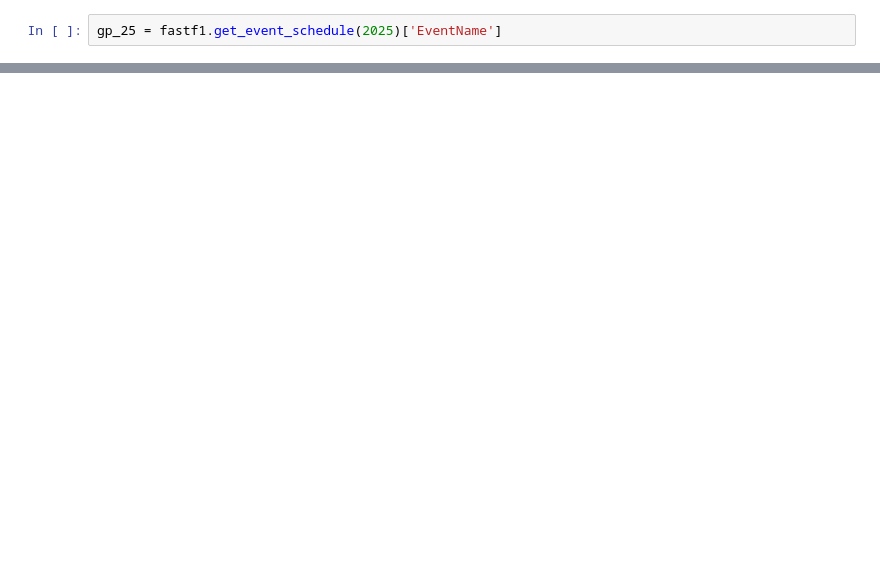
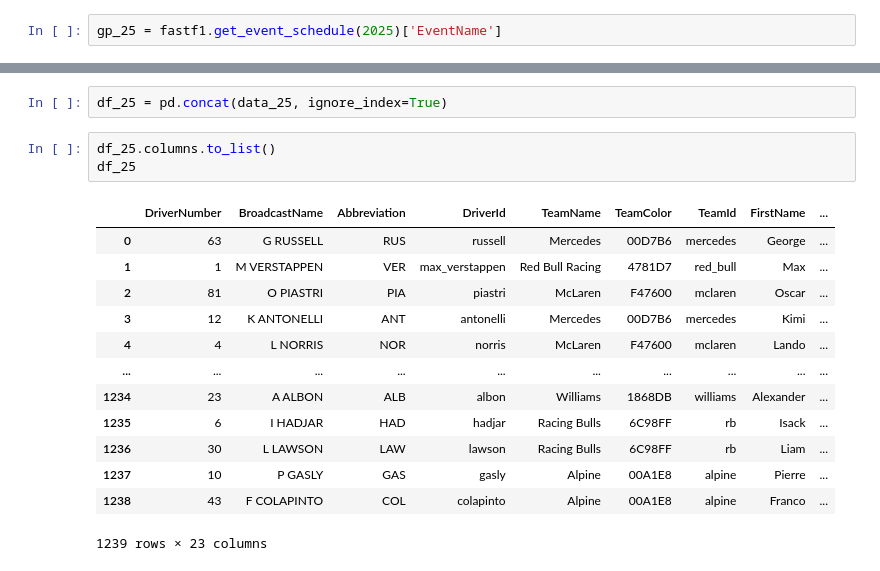
Before and after one commit to Szymon-Jozefczyk/GP-Miami-2026-prediction, a Jupyter notebook: ML_F1_data_preprocessing.ipynb, the cells around one changed output, grey strips where cells are left out. Drawn from its saved outputs; the diff is of its cells as text; blank space fills up the shorter version.

Commit message:
list to df

```diff
--- a/ML_F1_data_preprocessing.ipynb
+++ b/ML_F1_data_preprocessing.ipynb
@@ -56,0 +152,19 @@ print(data_25)
+# %%
+df_25 = pd.concat(data_25, ignore_index=True)
+# %%
+df_25.columns.to_list()
+df_25
+# %% [output]
+|  | DriverNumber | BroadcastName | Abbreviation | DriverId | TeamName | TeamColor | TeamId | FirstName | ... |
+| 0 | 63 | G RUSSELL | RUS | russell | Mercedes | 00D7B6 | mercedes | George | ... |
+| 1 | 1 | M VERSTAPPEN | VER | max_verstappen | Red Bull Racing | 4781D7 | red_bull | Max | ... |
+| 2 | 81 | O PIASTRI | PIA | piastri | McLaren | F47600 | mclaren | Oscar | ... |
+| 3 | 12 | K ANTONELLI | ANT | antonelli | Mercedes | 00D7B6 | mercedes | Kimi | ... |
+| 4 | 4 | L NORRIS | NOR | norris | McLaren | F47600 | mclaren | Lando | ... |
+| ... | ... | ... | ... | ... | ... | ... | ... | ... | ... |
+| 1234 | 23 | A ALBON | ALB | albon | Williams | 1868DB | williams | Alexander | ... |
+| 1235 | 6 | I HADJAR | HAD | hadjar | Racing Bulls | 6C98FF | rb | Isack | ... |
+| 1236 | 30 | L LAWSON | LAW | lawson | Racing Bulls | 6C98FF | rb | Liam | ... |
+| 1237 | 10 | P GASLY | GAS | gasly | Alpine | 00A1E8 | alpine | Pierre | ... |
+| 1238 | 43 | F COLAPINTO | COL | colapinto | Alpine | 00A1E8 | alpine | Franco | ... |
+1239 rows × 23 columns
```
Also changed, not shown: parts of 5 cells of this notebook.
